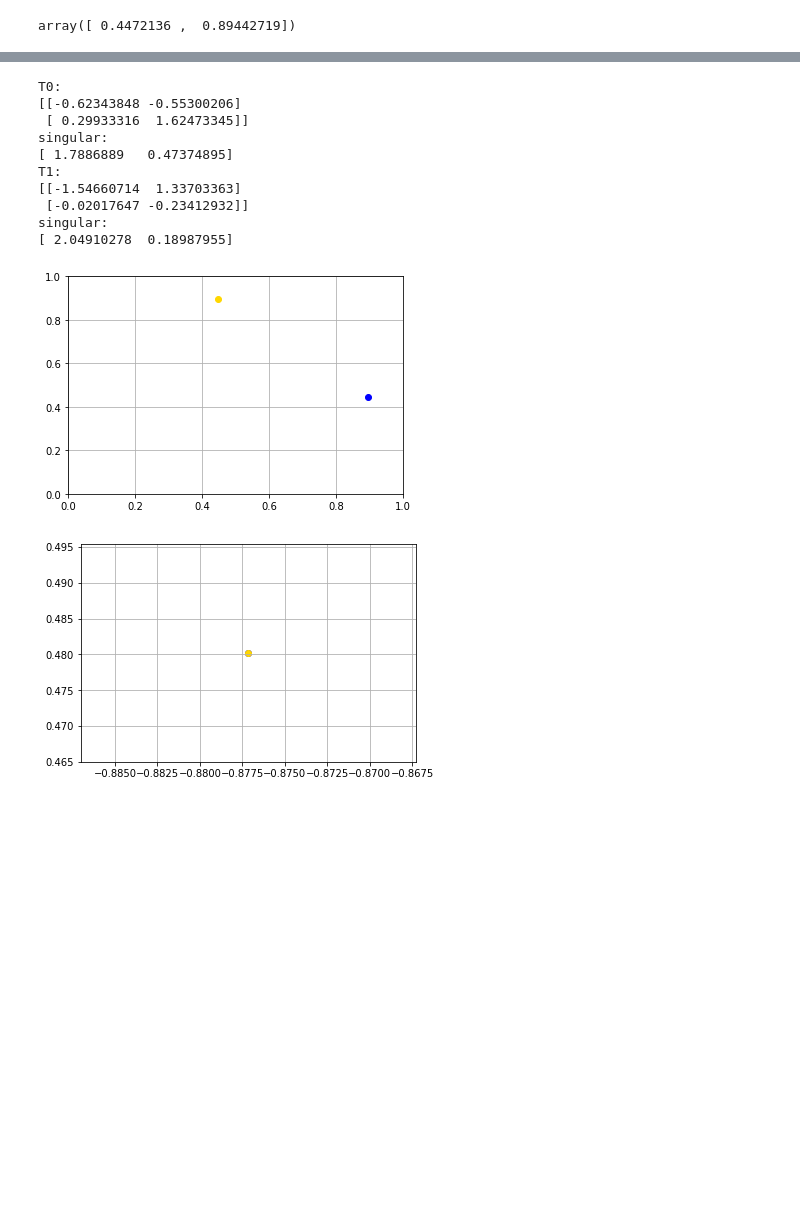
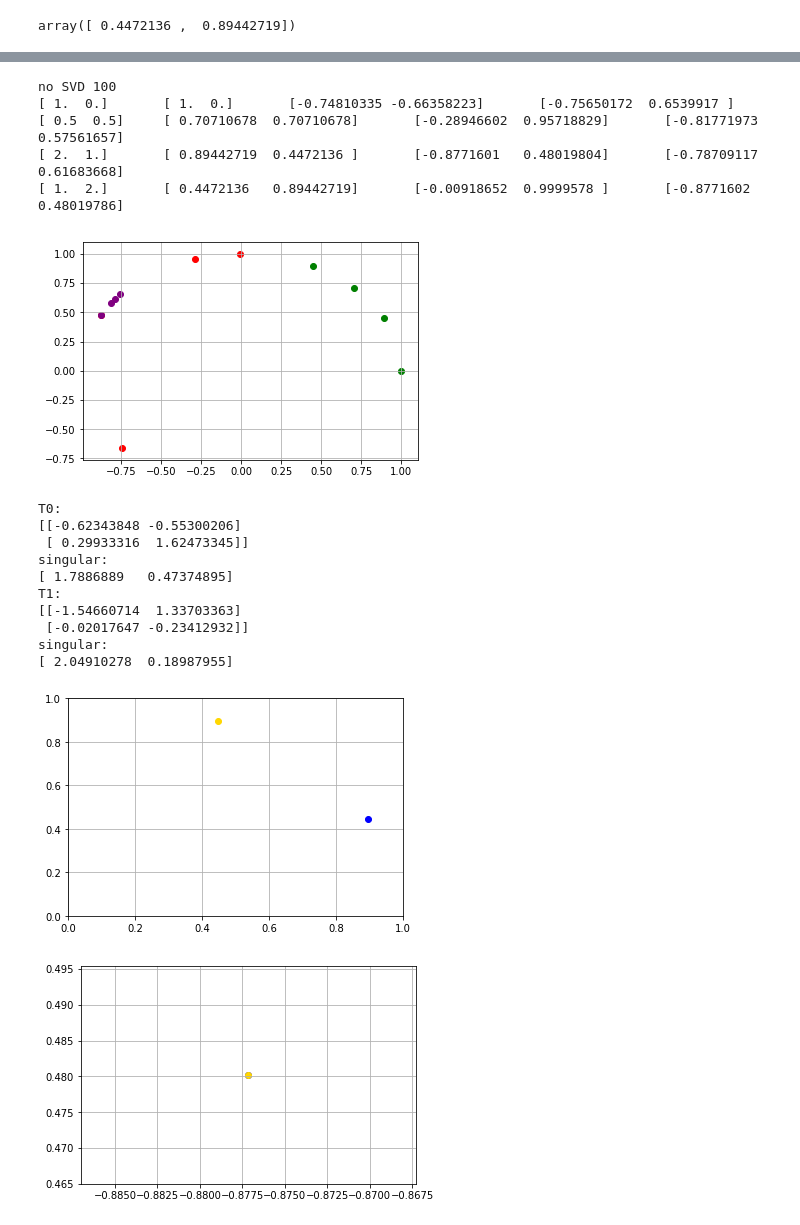
Before and after one commit to Eszti/dipterv, a Jupyter notebook: notebooks/tools/2_words.ipynb, the cells around one changed output, grey strips where cells are left out. Drawn from its saved outputs; the diff is of its cells as text; code cells hidden in the pictures; blank space fills up the shorter version.

```diff
--- a/notebooks/tools/2_words.ipynb
+++ b/notebooks/tools/2_words.ipynb
@@ -62,15 +66,18 @@ def plot(v1, v2, T_fn):
     plt.grid()
     plt.show()
 
-def map_points(vecs, T):
+def map_points(vecs, T0, T1):
     vecs_norm = vecs / np.sqrt((vecs ** 2).sum(1))[:, None]
-    vecs_T = np.dot(vecs_norm, T)
-    vecs_T_norm = vecs_T / np.sqrt((vecs_T ** 2).sum(1))[:, None]
+    vecs_T0 = np.dot(vecs_norm, T0)
+    vecs_T0_norm = vecs_T0 / np.sqrt((vecs_T0 ** 2).sum(1))[:, None]
+    vecs_T1 = np.dot(vecs_norm, T1)
+    vecs_T1_norm = vecs_T1 / np.sqrt((vecs_T1 ** 2).sum(1))[:, None]
 
-    for i, row in enumerate(vecs_T_norm):
-        print('{0}\t{1}\t{2}'.format(vecs[i], vecs_norm[i], vecs_T_norm[i]))
+    for i, row in enumerate(vecs_T0_norm):
+        print('{0}\t{1}\t{2}\t{3}'.format(vecs[i], vecs_norm[i], vecs_T0_norm[i], vecs_T1_norm[i]))
 
     plt.scatter(vecs_norm[:, 0], vecs_norm[:,1], color='green')
-    plt.scatter(vecs_T_norm[:, 0], vecs_T_norm[:,1], color='red')
+    plt.scatter(vecs_T0_norm[:, 0], vecs_T0_norm[:,1], color='red')
+    plt.scatter(vecs_T1_norm[:, 0], vecs_T1_norm[:,1], color='purple')
     plt.grid()
     plt.show()
@@ -130,16 +146,27 @@ singular:
 # %%
+# Wtihout SVD 100 epochs
+print('no SVD 100')
 T_fn = '/mnt/permanent/home/eszti/dipterv/panlex/output/20180422_1832_25/train_mod/T_99.pickle'
+T = read_T(T_fn)
+vecs = np.asarray([[1, 0],[0.5, 0.5],[2,1],[1,2]])
+map_points(vecs, T[0], T[1])
 plot(eng_vec, ita_vec, T_fn)
 # %% [output]
-T0:
-[[-0.62343848 -0.55300206]
- [ 0.29933316  1.62473345]]
-singular:
-[ 1.7886889   0.47374895]
-T1:
-[[-1.54660714  1.33703363]
- [-0.02017647 -0.23412932]]
-singular:
-[ 2.04910278  0.18987955]
+no SVD 100
+[ 1.  0.]       [ 1.  0.]       [-0.74810335 -0.66358223]       [-0.75650172  0.6539917 ]
+[ 0.5  0.5]     [ 0.70710678  0.70710678]       [-0.28946602  0.95718829]       [-0.81771973  0.57561657]
+[ 2.  1.]       [ 0.89442719  0.4472136 ]       [-0.8771601   0.48019804]       [-0.78709117  0.61683668]
+[ 1.  2.]       [ 0.4472136   0.89442719]       [-0.00918652  0.9999578 ]       [-0.8771602   0.48019786]
-[figure, old version]
+[figure, new version]
+T0:
+[[-0.62343848 -0.55300206]
+ [ 0.29933316  1.62473345]]
+singular:
+[ 1.7886889   0.47374895]
+T1:
+[[-1.54660714  1.33703363]
+ [-0.02017647 -0.23412932]]
+singular:
+[ 2.04910278  0.18987955]
-[figure, old version]
+[figure, new version]
+[figure, added]
```
Also changed, not shown: parts of 6 cells of this notebook.
